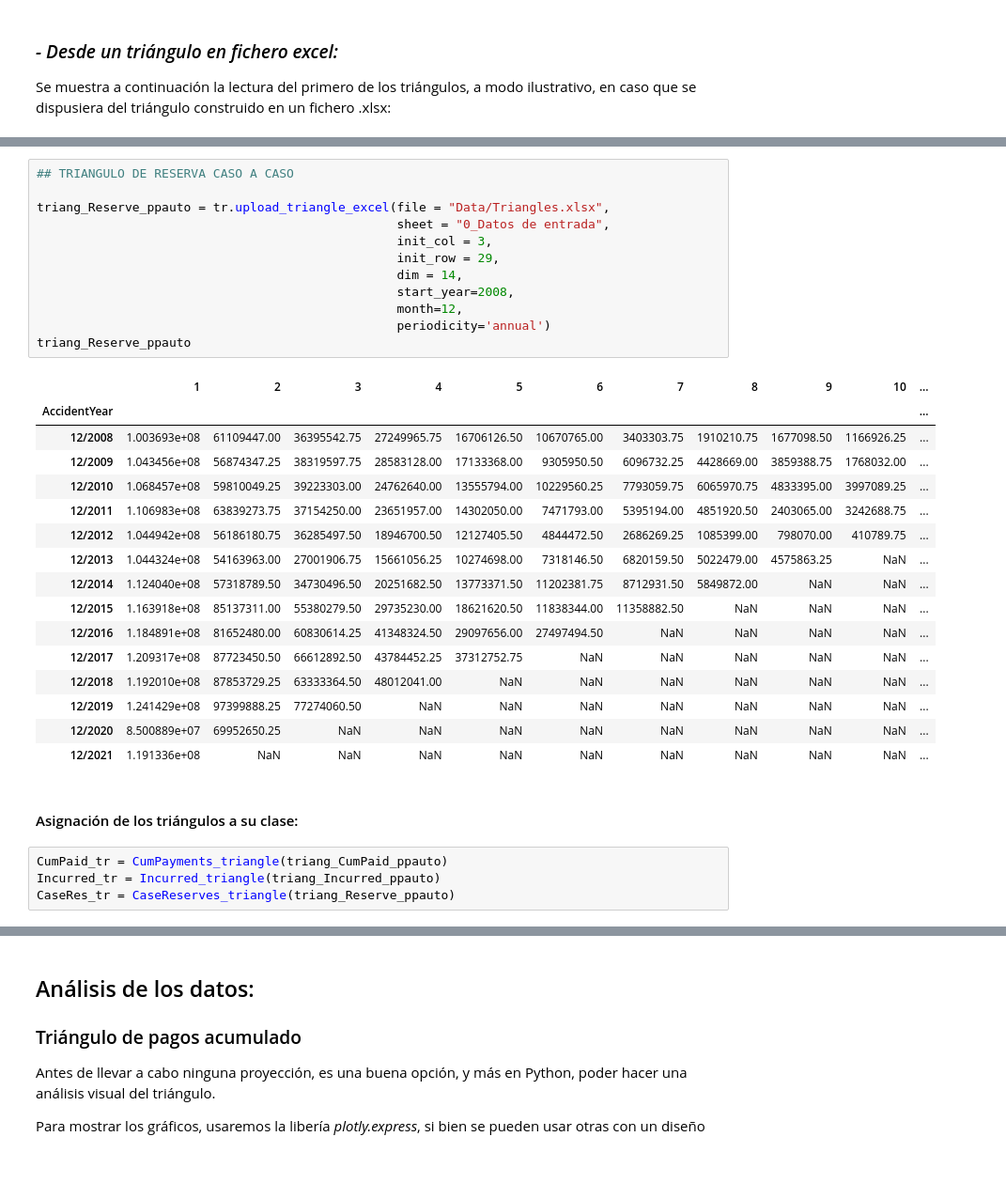
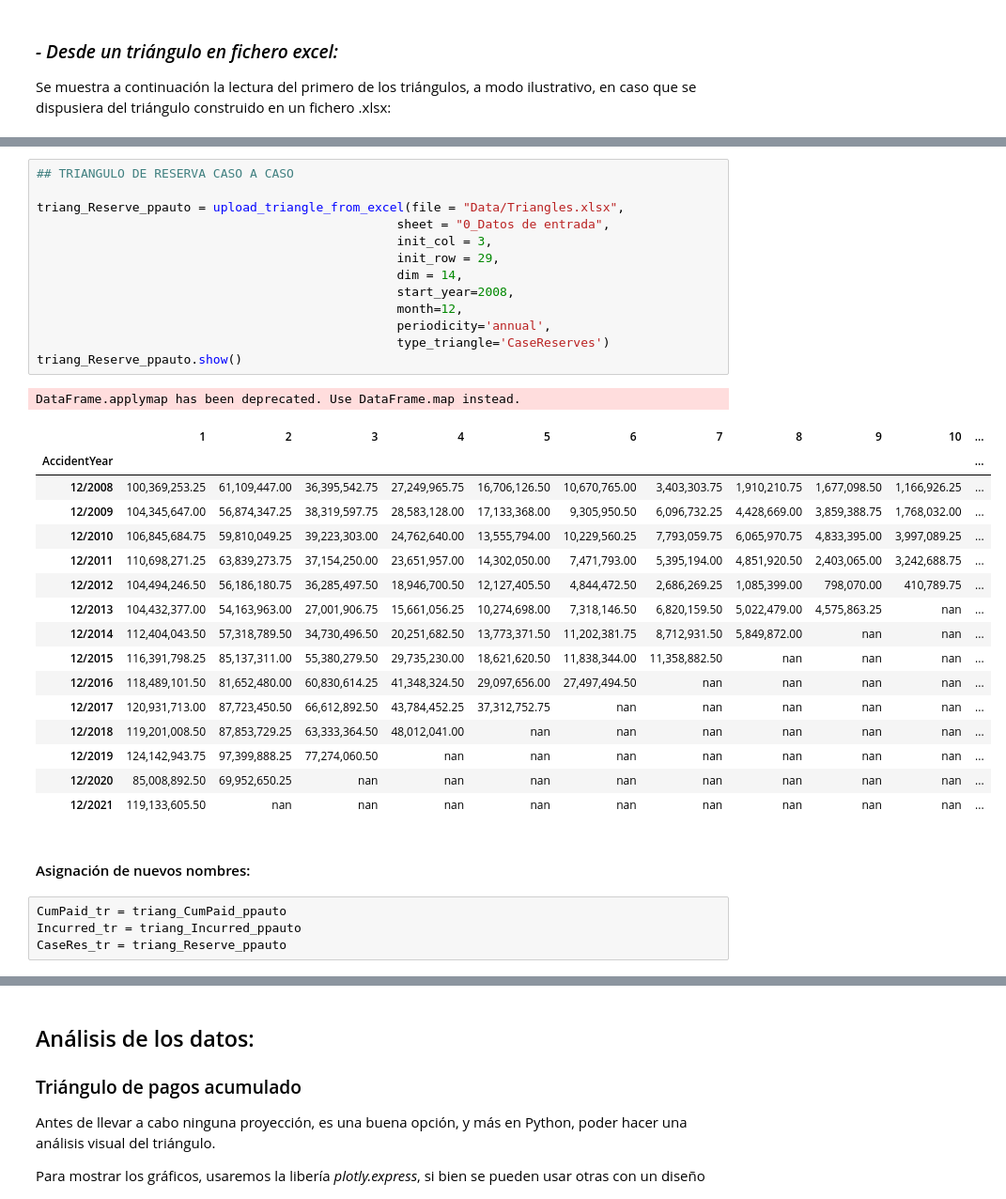
Before and after one commit to FclManu/ReservingLoss_Python, a Jupyter notebook: Aplicacion_libreria.ipynb, the cells around one changed output, grey strips where cells are left out. Shown at 94% size. Cells and saved outputs as stored; diff of their text form; blank space fills up the shorter version.

```diff
--- a/Aplicacion_libreria.ipynb
+++ b/Aplicacion_libreria.ipynb
@@ -170,35 +182,37 @@ triang_Incurred_ppauto
 # %%
 ## TRIANGULO DE RESERVA CASO A CASO
 
-triang_Reserve_ppauto = tr.upload_triangle_excel(file = "Data/Triangles.xlsx",
+triang_Reserve_ppauto = upload_triangle_from_excel(file = "Data/Triangles.xlsx",
                                                  sheet = "0_Datos de entrada",
                                                  init_col = 3,
                                                  init_row = 29,
                                                  dim = 14,
                                                  start_year=2008,
                                                  month=12,
-                                                 periodicity='annual')
-triang_Reserve_ppauto
+                                                 periodicity='annual',
+                                                 type_triangle='CaseReserves')
+triang_Reserve_ppauto.show()
 # %% [output]
+DataFrame.applymap has been deprecated. Use DataFrame.map instead.
 |  | 1 | 2 | 3 | 4 | 5 | 6 | 7 | 8 | 9 | 10 | ... |
 | AccidentYear |  |  |  |  |  |  |  |  |  |  | ... |
-| 12/2008 | 1.003693e+08 | 61109447.00 | 36395542.75 | 27249965.75 | 16706126.50 | 10670765.00 | 3403303.75 | 1910210.75 | 1677098.50 | 1166926.25 | ... |
-| 12/2009 | 1.043456e+08 | 56874347.25 | 38319597.75 | 28583128.00 | 17133368.00 | 9305950.50 | 6096732.25 | 4428669.00 | 3859388.75 | 1768032.00 | ... |
-| 12/2010 | 1.068457e+08 | 59810049.25 | 39223303.00 | 24762640.00 | 13555794.00 | 10229560.25 | 7793059.75 | 6065970.75 | 4833395.00 | 3997089.25 | ... |
-| 12/2011 | 1.106983e+08 | 63839273.75 | 37154250.00 | 23651957.00 | 14302050.00 | 7471793.00 | 5395194.00 | 4851920.50 | 2403065.00 | 3242688.75 | ... |
-| 12/2012 | 1.044942e+08 | 56186180.75 | 36285497.50 | 18946700.50 | 12127405.50 | 4844472.50 | 2686269.25 | 1085399.00 | 798070.00 | 410789.75 | ... |
-| 12/2013 | 1.044324e+08 | 54163963.00 | 27001906.75 | 15661056.25 | 10274698.00 | 7318146.50 | 6820159.50 | 5022479.00 | 4575863.25 | NaN | ... |
-| 12/2014 | 1.124040e+08 | 57318789.50 | 34730496.50 | 20251682.50 | 13773371.50 | 11202381.75 | 8712931.50 | 5849872.00 | NaN | NaN | ... |
-| 12/2015 | 1.163918e+08 | 85137311.00 | 55380279.50 | 29735230.00 | 18621620.50 | 11838344.00 | 11358882.50 | NaN | NaN | NaN | ... |
-| 12/2016 | 1.184891e+08 | 81652480.00 | 60830614.25 | 41348324.50 | 29097656.00 | 27497494.50 | NaN | NaN | NaN | NaN | ... |
-| 12/2017 | 1.209317e+08 | 87723450.50 | 66612892.50 | 43784452.25 | 37312752.75 | NaN | NaN | NaN | NaN | NaN | ... |
-| 12/2018 | 1.192010e+08 | 87853729.25 | 63333364.50 | 48012041.00 | NaN | NaN | NaN | NaN | NaN | NaN | ... |
-| 12/2019 | 1.241429e+08 | 97399888.25 | 77274060.50 | NaN | NaN | NaN | NaN | NaN | NaN | NaN | ... |
-| 12/2020 | 8.500889e+07 | 69952650.25 | NaN | NaN | NaN | NaN | NaN | NaN | NaN | NaN | ... |
-| 12/2021 | 1.191336e+08 | NaN | NaN | NaN | NaN | NaN | NaN | NaN | NaN | NaN | ... |
+| 12/2008 | 100,369,253.25 | 61,109,447.00 | 36,395,542.75 | 27,249,965.75 | 16,706,126.50 | 10,670,765.00 | 3,403,303.75 | 1,910,210.75 | 1,677,098.50 | 1,166,926.25 | ... |
+| 12/2009 | 104,345,647.00 | 56,874,347.25 | 38,319,597.75 | 28,583,128.00 | 17,133,368.00 | 9,305,950.50 | 6,096,732.25 | 4,428,669.00 | 3,859,388.75 | 1,768,032.00 | ... |
+| 12/2010 | 106,845,684.75 | 59,810,049.25 | 39,223,303.00 | 24,762,640.00 | 13,555,794.00 | 10,229,560.25 | 7,793,059.75 | 6,065,970.75 | 4,833,395.00 | 3,997,089.25 | ... |
+| 12/2011 | 110,698,271.25 | 63,839,273.75 | 37,154,250.00 | 23,651,957.00 | 14,302,050.00 | 7,471,793.00 | 5,395,194.00 | 4,851,920.50 | 2,403,065.00 | 3,242,688.75 | ... |
+| 12/2012 | 104,494,246.50 | 56,186,180.75 | 36,285,497.50 | 18,946,700.50 | 12,127,405.50 | 4,844,472.50 | 2,686,269.25 | 1,085,399.00 | 798,070.00 | 410,789.75 | ... |
+| 12/2013 | 104,432,377.00 | 54,163,963.00 | 27,001,906.75 | 15,661,056.25 | 10,274,698.00 | 7,318,146.50 | 6,820,159.50 | 5,022,479.00 | 4,575,863.25 | nan | ... |
+| 12/2014 | 112,404,043.50 | 57,318,789.50 | 34,730,496.50 | 20,251,682.50 | 13,773,371.50 | 11,202,381.75 | 8,712,931.50 | 5,849,872.00 | nan | nan | ... |
+| 12/2015 | 116,391,798.25 | 85,137,311.00 | 55,380,279.50 | 29,735,230.00 | 18,621,620.50 | 11,838,344.00 | 11,358,882.50 | nan | nan | nan | ... |
+| 12/2016 | 118,489,101.50 | 81,652,480.00 | 60,830,614.25 | 41,348,324.50 | 29,097,656.00 | 27,497,494.50 | nan | nan | nan | nan | ... |
+| 12/2017 | 120,931,713.00 | 87,723,450.50 | 66,612,892.50 | 43,784,452.25 | 37,312,752.75 | nan | nan | nan | nan | nan | ... |
+| 12/2018 | 119,201,008.50 | 87,853,729.25 | 63,333,364.50 | 48,012,041.00 | nan | nan | nan | nan | nan | nan | ... |
+| 12/2019 | 124,142,943.75 | 97,399,888.25 | 77,274,060.50 | nan | nan | nan | nan | nan | nan | nan | ... |
+| 12/2020 | 85,008,892.50 | 69,952,650.25 | nan | nan | nan | nan | nan | nan | nan | nan | ... |
+| 12/2021 | 119,133,605.50 | nan | nan | nan | nan | nan | nan | nan | nan | nan | ... |
 # %% [markdown]
-#### Asignación de los triángulos a su clase:
+#### Asignación de nuevos nombres:
 # %%
-CumPaid_tr = CumPayments_triangle(triang_CumPaid_ppauto)
-Incurred_tr = Incurred_triangle(triang_Incurred_ppauto)
-CaseRes_tr = CaseReserves_triangle(triang_Reserve_ppauto)
+CumPaid_tr = triang_CumPaid_ppauto
+Incurred_tr = triang_Incurred_ppauto
+CaseRes_tr = triang_Reserve_ppauto
```
Also changed, not shown: parts of 5 cells of this notebook, 2 other files.
